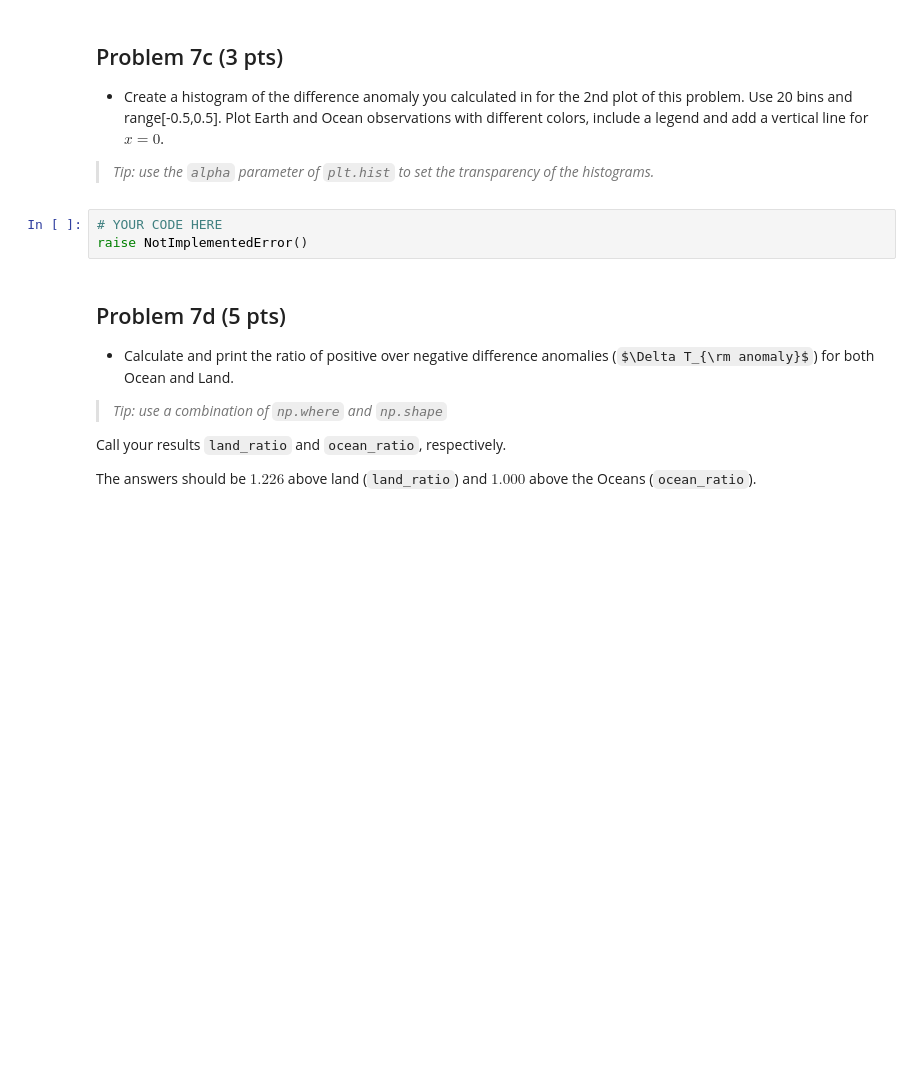
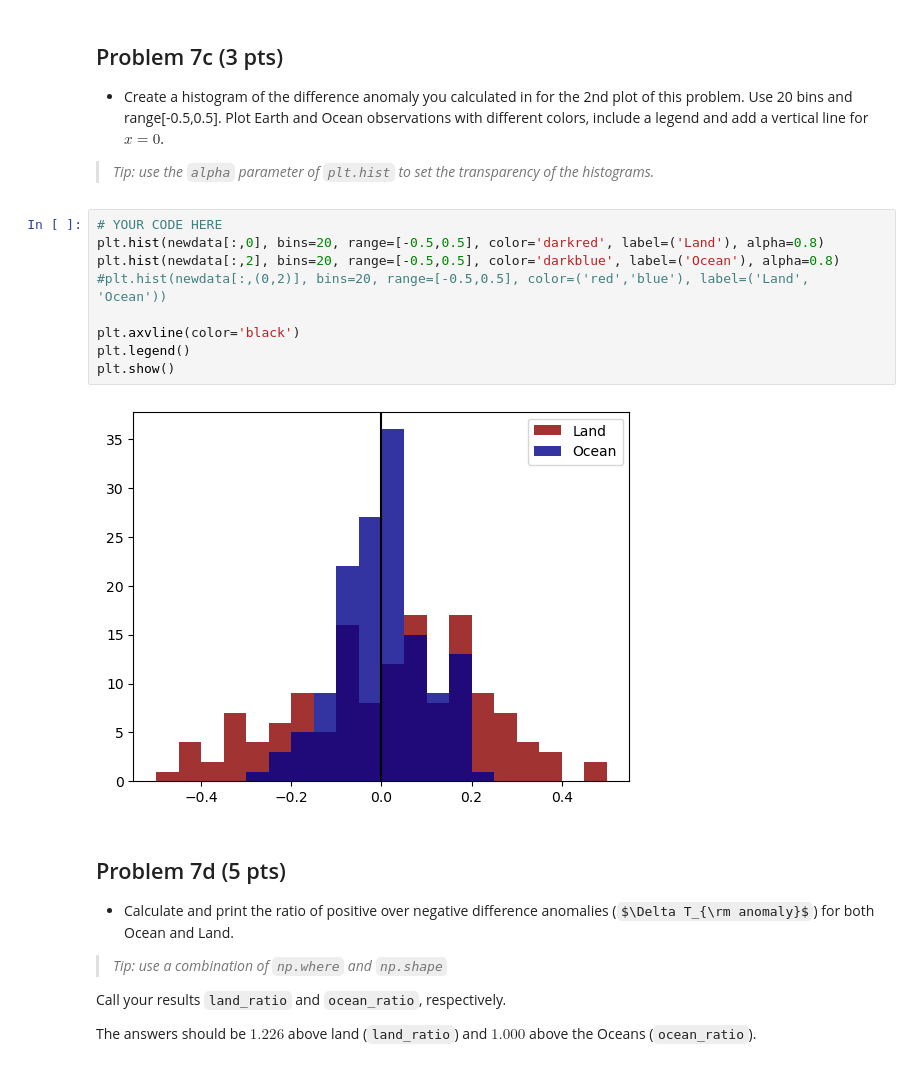
Before and after one commit to ufotermiten/SEE125_FINAL_LP2, a Jupyter notebook: SEE125_Final_LP2.ipynb, the cells around one changed output. Saved outputs shown, nothing was run; the diff lists cells and outputs as text; some formulas as TeX source; blank space fills up the shorter version.

````diff
--- a/SEE125_Final_LP2.ipynb
+++ b/SEE125_Final_LP2.ipynb
@@ -449,7 +476,15 @@ raise NotImplementedError()
 > *Tip: use the ```alpha``` parameter of ```plt.hist``` to set the transparency of the histograms.*
 # %%
 # YOUR CODE HERE
-raise NotImplementedError()
+plt.hist(newdata[:,0], bins=20, range=[-0.5,0.5], color='darkred', label=('Land'), alpha=0.8)
+plt.hist(newdata[:,2], bins=20, range=[-0.5,0.5], color='darkblue', label=('Ocean'), alpha=0.8)
+#plt.hist(newdata[:,(0,2)], bins=20, range=[-0.5,0.5], color=('red','blue'), label=('Land', 'Ocean'))
+
+plt.axvline(color='black')
+plt.legend()
+plt.show()
+# %% [output]
+[figure, added]
 # %% [markdown]
 ## Problem 7d (5 pts)
 
````
Also changed, not shown: parts of 9 cells of this notebook.
